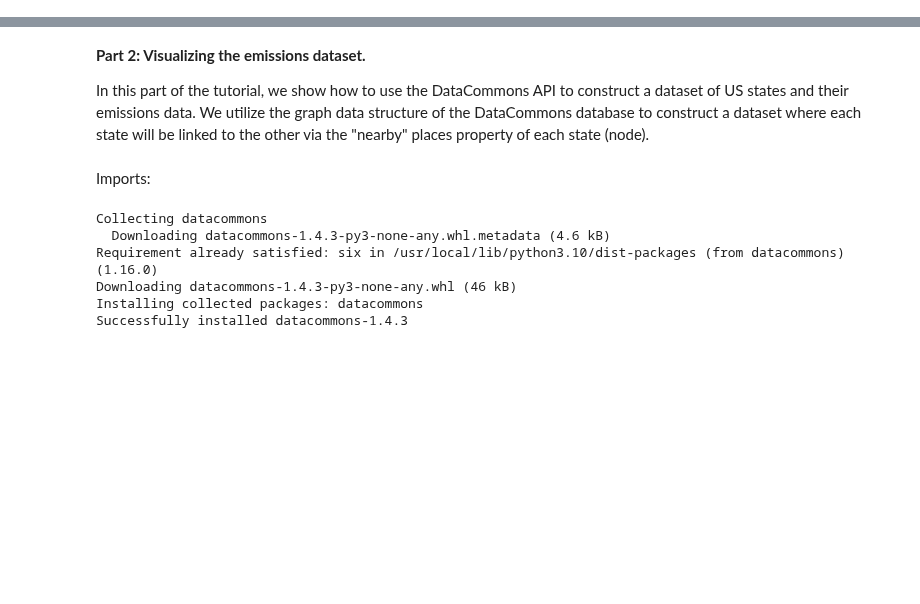
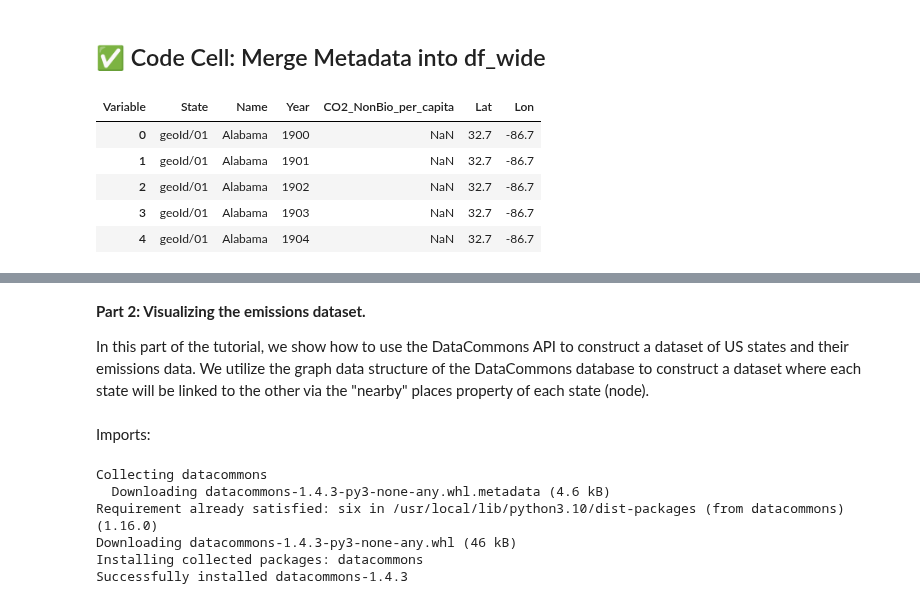
Before and after one commit to Nastiiasaenko/Data-Commons-, a Jupyter notebook: 02_environmental_exploration.ipynb, the cells around one changed output, grey strips where cells are left out. Saved outputs shown, nothing was run; the diff lists cells and outputs as text; code cells hidden in the pictures; blank space fills up the shorter version.

```diff
--- a/02_environmental_exploration.ipynb
+++ b/02_environmental_exploration.ipynb
@@ -33,0 +329,26 @@ In this notebook, we’ll move beyond individual API calls and build a **multi-d
+# %%
+# --- Step 5.1: Collect names, lat, lon ---
+state_names = {}
+state_coords = {}
+
+for dcid in unique_states:
+    try:
+        name = dc.get_property_values([dcid], 'name').get(dcid, [''])[0]
+        lat = dc.get_property_values([dcid], 'latitude').get(dcid, [''])[0]
+        lon = dc.get_property_values([dcid], 'longitude').get(dcid, [''])[0]
+
+        state_names[dcid] = name
+        state_coords[dcid] = (lat, lon)
+    except Exception as e:
+        print(f"⚠️ Name/coords failed for {dcid}: {e}")
+# %%
+# Show a sample of the metadata collected
+
+print("🔤 State Names (first 5):")
+for k in list(state_names.keys())[:5]:
+    print(f"{k} → {state_names[k]}")
+
+print("\n📍 State Coordinates (first 5):")
+for k in list(state_coords.keys())[:5]:
+    lat, lon = state_coords[k]
+    print(f"{state_names[k]} → lat: {lat}, lon: {lon}")
@@ -33,0 +405,27 @@ In this notebook, we’ll move beyond individual API calls and build a **multi-d
+# %% [markdown]
+## ✅ Code Cell: Merge Metadata into df_wide
+# %%
+# 🧩 Step 6: Map Metadata into Main Dataset
+
+# Add readable state names
+df_wide['Name'] = df_wide['State'].map(state_names)
+
+# Split coordinates into two separate mappings
+latitudes = {k: v[0] for k, v in state_coords.items()}
+longitudes = {k: v[1] for k, v in state_coords.items()}
+
+# Add latitude and longitude as separate columns
+df_wide['Lat'] = df_wide['State'].map(latitudes)
+df_wide['Lon'] = df_wide['State'].map(longitudes)
+
+
+
+# Preview merged columns
+df_wide[['State', 'Name', 'Year', 'CO2_NonBio_per_capita', 'Lat', 'Lon']].head()
+# %% [output]
+| Variable | State | Name | Year | CO2_NonBio_per_capita | Lat | Lon |
+| 0 | geoId/01 | Alabama | 1900 | NaN | 32.7 | -86.7 |
+| 1 | geoId/01 | Alabama | 1901 | NaN | 32.7 | -86.7 |
+| 2 | geoId/01 | Alabama | 1902 | NaN | 32.7 | -86.7 |
+| 3 | geoId/01 | Alabama | 1903 | NaN | 32.7 | -86.7 |
+| 4 | geoId/01 | Alabama | 1904 | NaN | 32.7 | -86.7 |
```
Also changed, not shown: parts of 29 cells of this notebook.
